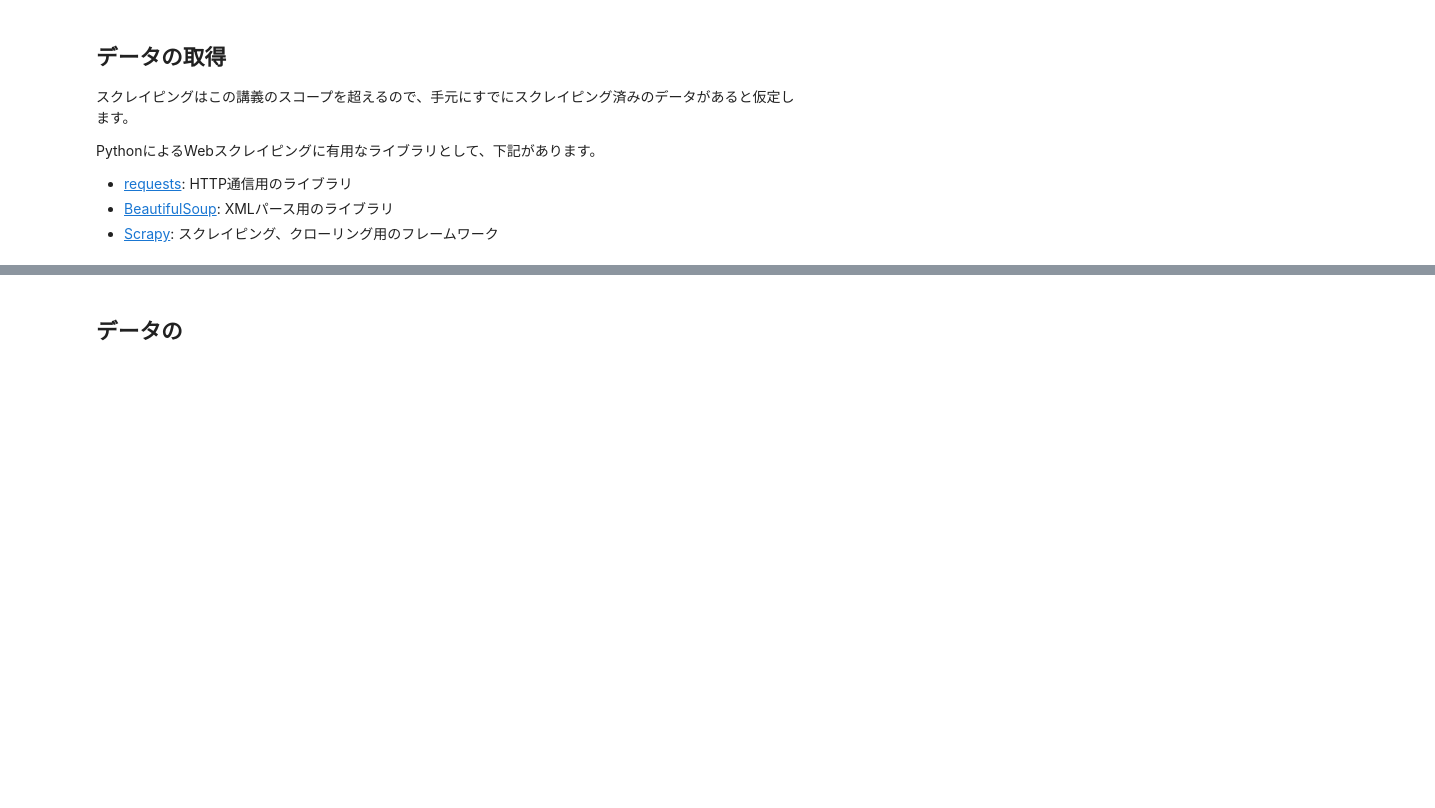
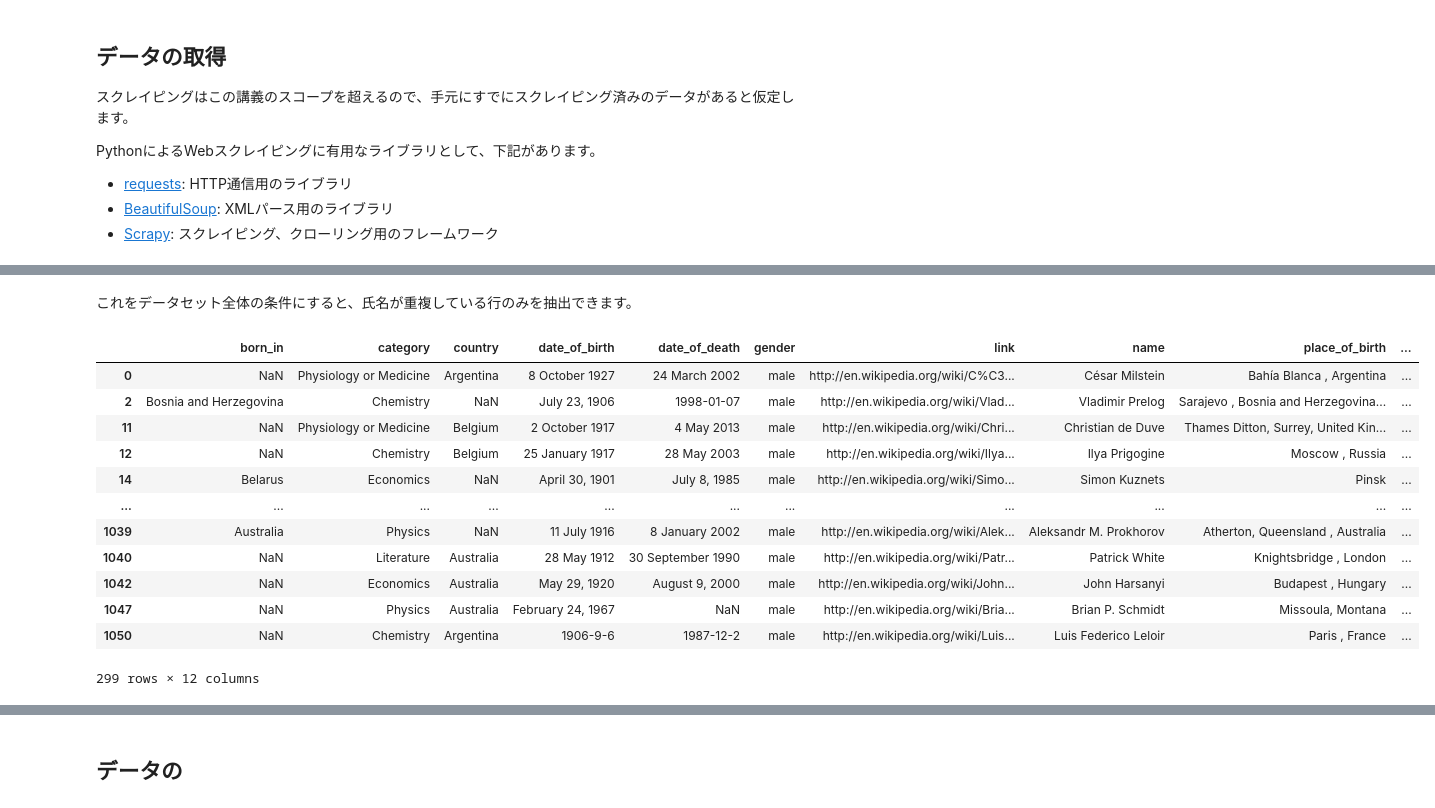
Before and after one commit to shinchu/dataviz-notebooks, a Jupyter notebook: week_2/nobel-laureates.ipynb, the cells around one changed output, grey strips where cells are left out. Cells and saved outputs as stored; diff of their text form; code cells hidden in the pictures; blank space fills up the shorter version.

```diff
--- a/week_2/nobel-laureates.ipynb
+++ b/week_2/nobel-laureates.ipynb
@@ -19,0 +213,2 @@ PythonによるWebスクレイピングに有用なライブラリとして、
+# %%
+df.replace('', np.nan, inplace=True)
@@ -19,0 +238,4 @@ PythonによるWebスクレイピングに有用なライブラリとして、
+# %%
+df["name"] = df["name"].str.replace('*', '', regex=False)
+# %%
+df["name"] = df["name"].str.strip()
@@ -19,0 +267,20 @@ PythonによるWebスクレイピングに有用なライブラリとして、
+# %% [markdown]
+これをデータセット全体の条件にすると、氏名が重複している行のみを抽出できます。
+# %%
+all_dupes = df[df.duplicated("name", keep=False)]
+# %%
+all_dupes
+# %% [output]
+|  | born_in | category | country | date_of_birth | date_of_death | gender | link | name | place_of_birth | ... |
+| 0 | NaN | Physiology or Medicine | Argentina | 8 October 1927 | 24 March 2002 | male | http://en.wikipedia.org/wiki/C%C3... | César Milstein | Bahía Blanca , Argentina | ... |
+| 2 | Bosnia and Herzegovina | Chemistry | NaN | July 23, 1906 | 1998-01-07 | male | http://en.wikipedia.org/wiki/Vlad... | Vladimir Prelog | Sarajevo , Bosnia and Herzegovina... | ... |
+| 11 | NaN | Physiology or Medicine | Belgium | 2 October 1917 | 4 May 2013 | male | http://en.wikipedia.org/wiki/Chri... | Christian de Duve | Thames Ditton, Surrey, United Kin... | ... |
+| 12 | NaN | Chemistry | Belgium | 25 January 1917 | 28 May 2003 | male | http://en.wikipedia.org/wiki/Ilya... | Ilya Prigogine | Moscow , Russia | ... |
+| 14 | Belarus | Economics | NaN | April 30, 1901 | July 8, 1985 | male | http://en.wikipedia.org/wiki/Simo... | Simon Kuznets | Pinsk | ... |
+| ... | ... | ... | ... | ... | ... | ... | ... | ... | ... | ... |
+| 1039 | Australia | Physics | NaN | 11 July 1916 | 8 January 2002 | male | http://en.wikipedia.org/wiki/Alek... | Aleksandr M. Prokhorov | Atherton, Queensland , Australia | ... |
+| 1040 | NaN | Literature | Australia | 28 May 1912 | 30 September 1990 | male | http://en.wikipedia.org/wiki/Patr... | Patrick White | Knightsbridge , London | ... |
+| 1042 | NaN | Economics | Australia | May 29, 1920 | August 9, 2000 | male | http://en.wikipedia.org/wiki/John... | John Harsanyi | Budapest , Hungary | ... |
+| 1047 | NaN | Physics | Australia | February 24, 1967 | NaN | male | http://en.wikipedia.org/wiki/Bria... | Brian P. Schmidt | Missoula, Montana | ... |
+| 1050 | NaN | Chemistry | Argentina | 1906-9-6 | 1987-12-2 | male | http://en.wikipedia.org/wiki/Luis... | Luis Federico Leloir | Paris , France | ... |
+299 rows × 12 columns
```
Also changed, not shown: parts of 42 cells of this notebook, 2 other files.
